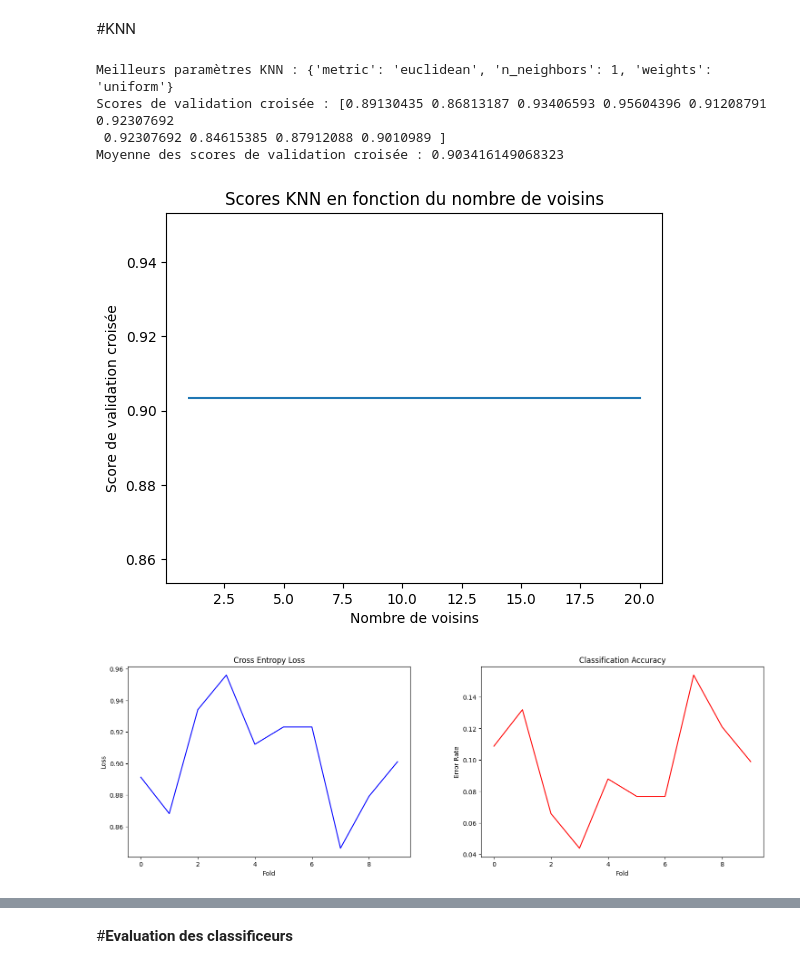
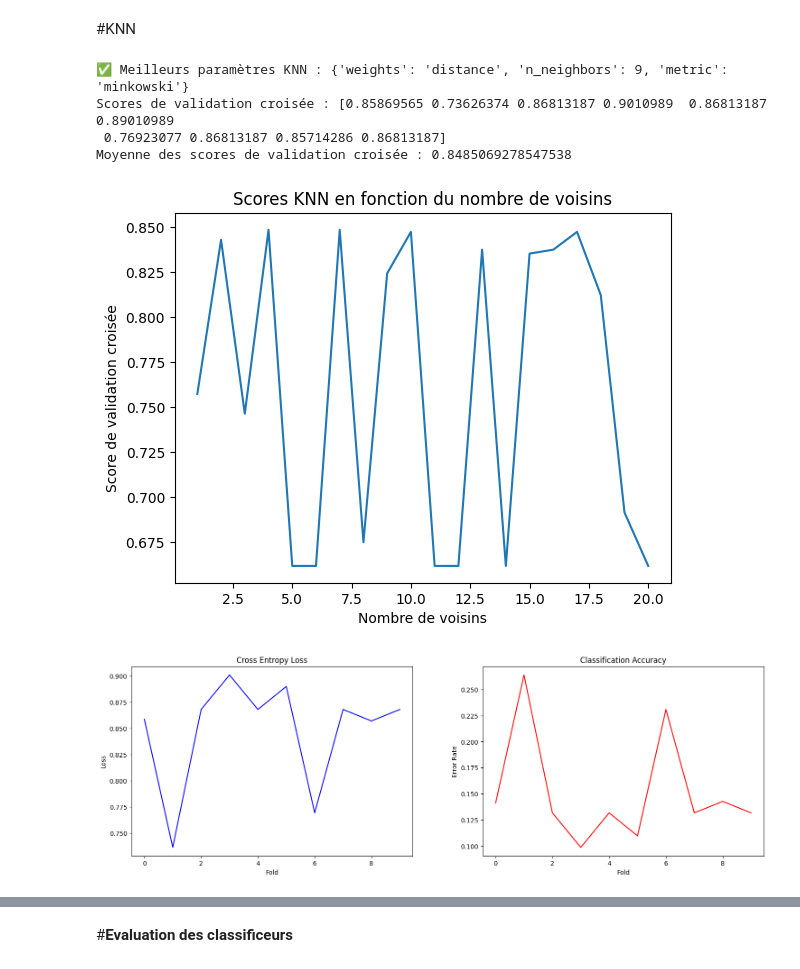
Before and after one commit to Akkuun/M1_IMAGINE_ML_Project, a Jupyter notebook: ML_Project_Group_8.ipynb, the cells around one changed output, grey strips where cells are left out. Drawn from its saved outputs; the diff is of its cells as text; code cells hidden in the pictures.

```diff
--- a/ML_Project_Group_8.ipynb
+++ b/ML_Project_Group_8.ipynb
@@ -1361,20 +1367,18 @@ Moyenne des scores de validation croisée : 0.903416149068323
 #KNN
 # %%
 from sklearn.neighbors import KNeighborsClassifier
-from sklearn.model_selection import GridSearchCV, KFold, cross_val_predict
+from sklearn.model_selection import RandomizedSearchCV, cross_val_predict, KFold
 from sklearn.metrics import confusion_matrix
+import numpy as np
 import matplotlib.pyplot as plt
 from sklearn.preprocessing import StandardScaler
 
+# Normaliser les données
+scaler = StandardScaler()
 
 
-
-# Normaliser les données
-scaler = StandardScaler()
-X_train_scaled = scaler.fit_transform(X_train)  # Applique la normalisation sur X_train
-
-# Définir les paramètres à tester
-param_grid = {
+# Espace de recherche pour RandomizedSearchCV
+param_distributions = {
     'n_neighbors': range(1, 21),  # Teste les valeurs de k de 1 à 20
     'weights': ['uniform', 'distance'],  # Poids uniformes ou distance
     'metric': ['euclidean', 'manhattan', 'minkowski']  # Métriques pour calculer les distances
@@ -1383,49 +1387,57 @@ param_grid = {
 # Initialiser le classifieur KNN
 knn_classifier = KNeighborsClassifier()
 
-# Recherche en grille pour trouver les meilleurs paramètres
-grid_search = GridSearchCV(knn_classifier, param_grid, cv=KFold(n_splits=10, shuffle=True, random_state=42), scoring='accuracy')
+# Recherche aléatoire avec validation croisée
+random_search = RandomizedSearchCV(
+    estimator=knn_classifier,
+    param_distributions=param_distributions,
+    n_iter=30,  # Nombre d'itérations aléatoires
+    cv=KFold(n_splits=10, shuffle=True, random_state=42),
+    scoring='accuracy',
+    random_state=42,
+    n_jobs=-1
+)
 
-# Appliquer la recherche en grille sur les données d'entraînement
-grid_search.fit(X_train_scaled, y_train)
+# Appliquer la recherche aléatoire sur les données d'entraînement
+random_search.fit(X_train, y_train)
 
-# Afficher les meilleurs paramètres trouvés
-print("Meilleurs paramètres KNN :", grid_search.best_params_)
+# Meilleurs paramètres
+print("✅ Meilleurs paramètres KNN :", random_search.best_params_)
 
 # Modèle avec les meilleurs paramètres
-best_knn_classifier = grid_search.best_estimator_
+best_knn_classifier = random_search.best_estimator_
 
 # Validation croisée avec les meilleurs paramètres
-knn_scores = cross_val_score(best_knn_classifier, X_train_scaled, y_train, cv=KFold(n_splits=10, shuffle=True, random_state=42), scoring='accuracy')
+knn_scores = cross_val_score(best_knn_classifier, X_train, y_train, cv=KFold(n_splits=10, shuffle=True, random_state=42), scoring='accuracy')
 
 # Affichage des scores de validation croisée
 print("Scores de validation croisée :", knn_scores)
 print("Moyenne des scores de validation croisée :", knn_scores.mean())
 
-# Effectuer la validation croisée k-fold et obtenir les prédictions
-y_pred_cv = cross_val_predict(best_knn_classifier, X_train_scaled, y_train, cv=KFold(n_splits=10, shuffle=True, random_state=42))
+# Prédictions avec validation croisée
+y_pred_cv = cross_val_predict(best_knn_classifier, X_train, y_train, cv=KFold(n_splits=10, shuffle=True, random_state=42))
 
-# Calculer la matrice de confusion
+# Matrice de confusion
 conf_matrix = confusion_matrix(y_train, y_pred_cv)
 
 # Affichage des courbes
 # Extraire les résultats de validation pour n_neighbors
-mean_test_scores = grid_search.cv_results_['mean_test_score']
+mean_test_scores = random_search.cv_results_['mean_test_score']
 # Extraire uniquement les scores correspondant aux différentes valeurs de n_neighbors
 mean_test_scores_n_neighbors = mean_test_scores[:20]  # Pour n_neighbors de 1 à 20
 
 plt.title('Scores KNN en fonction du nombre de voisins')
 plt.plot(range(1, 21), mean_test_scores_n_neighbors)  # Tracer uniquement pour n_neighbors
 plt.xlabel('Nombre de voisins')
 plt.ylabel('Score de validation croisée')
 plt.show()
 
 plot_curves(knn_scores)
 plot_curves_confusion(conf_matrix, ['NON-SCI', 'SCI'])
 # %% [output]
-Meilleurs paramètres KNN : {'metric': 'euclidean', 'n_neighbors': 1, 'weights': 'uniform'}
-Scores de validation croisée : [0.89130435 0.86813187 0.93406593 0.95604396 0.91208791 0.92307692
- 0.92307692 0.84615385 0.87912088 0.9010989 ]
-Moyenne des scores de validation croisée : 0.903416149068323
+✅ Meilleurs paramètres KNN : {'weights': 'distance', 'n_neighbors': 9, 'metric': 'minkowski'}
+Scores de validation croisée : [0.85869565 0.73626374 0.86813187 0.9010989  0.86813187 0.89010989
+ 0.76923077 0.86813187 0.85714286 0.86813187]
+Moyenne des scores de validation croisée : 0.8485069278547538
-[figure, old version]
+[figure, new version]
-[figure, old version]
+[figure, new version]
```
Also changed, not shown: parts of 18 cells of this notebook.
